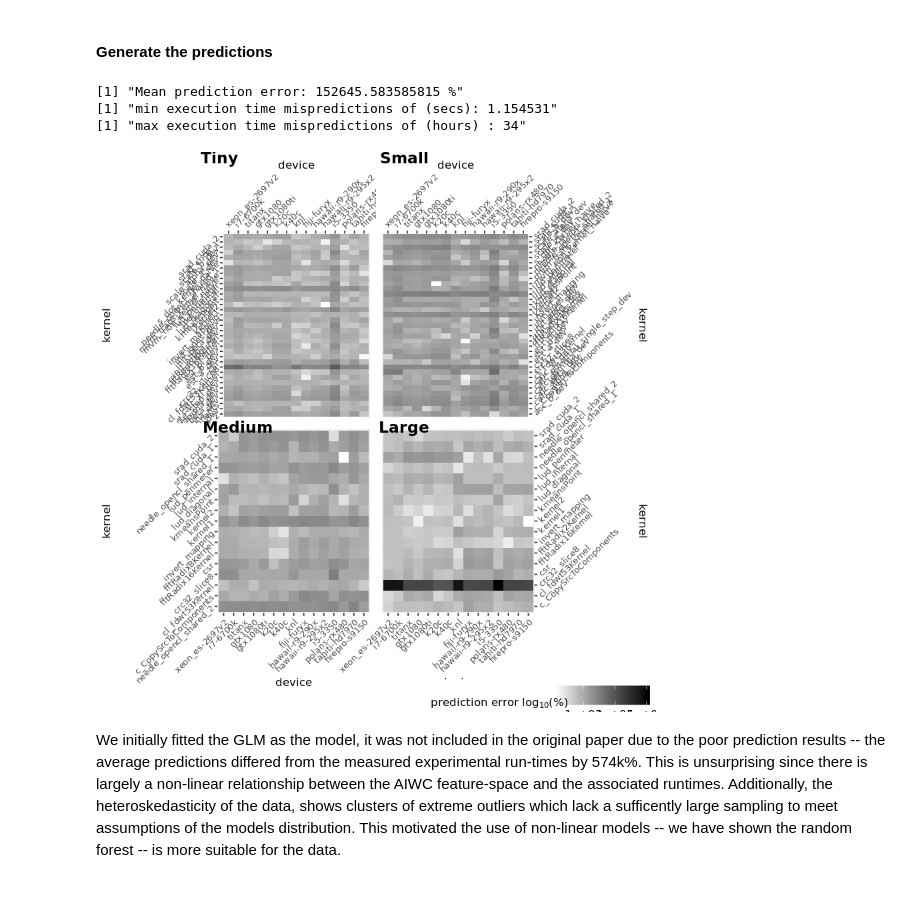
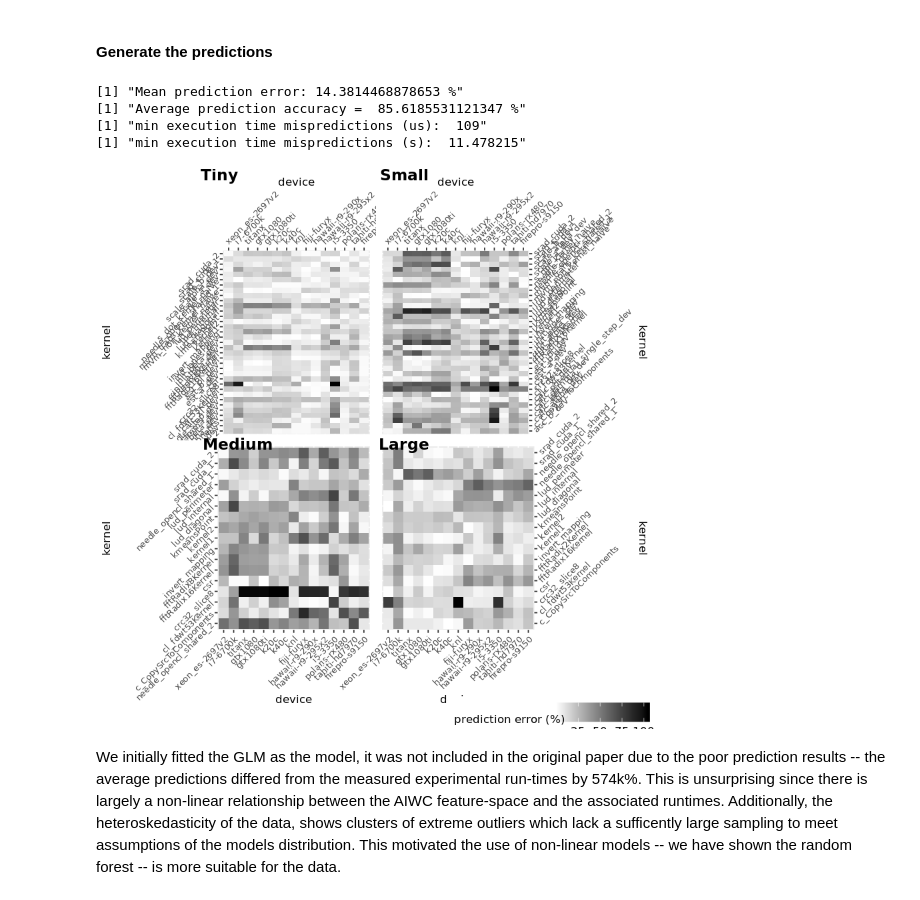
Before and after one commit to BeauJoh/opencl-predictions-with-aiwc, a Jupyter notebook: OpenCL Performance Prediction using Architecture-Independent Features.ipynb, the cells around one changed output. Saved outputs shown, nothing was run; the diff lists cells and outputs as text; code cells hidden in the pictures.

```diff
--- a/OpenCL Performance Prediction using Architecture-Independent Features.ipynb
+++ b/OpenCL Performance Prediction using Architecture-Independent Features.ipynb
@@ -524,7 +554,7 @@ marginal_test_dat <- subset(test_dat, kernel == "kmeansPoint" & device == "gtx10
 # %% [markdown]
 #### Generate the predictions and the upper and lower prediction intervals
 # %%
-glm.aiwc <- glm(kernel_time ~ . ,data=subset(train_dat,select=-c(invocation)),family=Gamma(link = "log"),control = list(maxit = 100))
+glm.aiwc <- glm(log(kernel_time) ~ . ,data=subset(train_dat,select=-c(invocation)),family=Gamma(link = "log"),control = list(maxit = 100))
 glm.pred <- predict(glm.aiwc,newdata = marginal_test_dat,type="response")
 
 piv <- predict(glm.aiwc,newdata = marginal_test_dat, interval="prediction", level=.95, se.fit=TRUE)
@@ -534,8 +564,8 @@ z <- data.frame(predicted=glm.pred,
                 device=marginal_test_dat$device,
                 size=marginal_test_dat$size,
                 kernel=marginal_test_dat$kernel,
-                lpb=exp(piv$fit-piv$residual.scale*piv$se.fit),
-                upb=exp(piv$fit+piv$residual.scale*piv$se.fit))
+                lpb=(piv$fit-piv$residual.scale*piv$se.fit),
+                upb=(piv$fit+piv$residual.scale*piv$se.fit))
 # %% [markdown]
 #### Plot the predictions with upper and lower prediction intervals
 # %%
@@ -553,10 +583,10 @@ This section shows the average prediction accuracy if GLM were used as the propo
 #### Generate the predictions
 # %%
 
-glm.aiwc <- glm(kernel_time ~ . ,data=subset(train_dat,select=-c(invocation)),family=Gamma(link = "log"),control = list(maxit = 100))
+glm.aiwc <- glm(log(kernel_time) ~ . ,data=subset(train_dat,select=-c(invocation)),family=Gamma(link = "log"),control = list(maxit = 100))
 glm.pred <- predict(glm.aiwc,newdata = test_dat,type="response")
 z <- data.frame(predicted=glm.pred,
-                actual=test_dat$kernel_time,
+                actual=log(test_dat$kernel_time),
                 device=test_dat$device,
                 size=test_dat$size,
                 kernel=test_dat$kernel)
@@ -607,8 +637,8 @@ for(sz in c('tiny','small','medium','large')){
     my <- eval(parse(text=paste('my_',sz,sep='')))
     p <- ggplot(data=my,aes(y=Var1,x=Var2,fill=value,label=value))
     p <- p + geom_tile()
-    p <- p + scale_fill_continuous(high = "black", low = "white",trans = "log10",limits=c(NA, max(total_percent$value)))
-    p <- p + labs(x='device',y='kernel',fill=TeX('prediction error log_{10}($\\%$)'))
+    p <- p + scale_fill_continuous(high = "black", low = "white")
+    p <- p + labs(x='device',y='kernel',fill=TeX('prediction error ($\\%$)'))
     p <- p + theme(legend.position = "none",
                    axis.text.x = element_text(size = 8),
                    axis.text.y = element_text(size = 8,angle=45),
@@ -630,38 +660,41 @@ for(sz in c('tiny','small','medium','large')){
 legend_generic <- get_legend(stacked_tiny + theme(legend.title=element_text(face="bold",size=10),
                                                   legend.text=element_text(size=10),
                                                   legend.position="bottom",
                                                   legend.justification="right",
                                                   legend.direction="horizontal"))
 plots <- align_plots(stacked_tiny  ,
                      stacked_small ,
                      stacked_medium,
                      stacked_large)
                      #align="hv",axis="tblr")
 
 xoff <- .22 # relative x position of label, within one plot
 yoff <- .98 # relative y position of label, within one plot
 
 x <- plot_grid(plot_grid(plots[[1]],plots[[2]],ncol=2,align="h")+draw_plot_label(label=c("Tiny",  "Small"),
                                                                                  x=c(0.22,0.55),
                                                                                  y=rep(1-(1-yoff),2),
                                                                                  hjust=.5, vjust=.5,
                                                                                  size=14),
                plot_grid(plots[[3]],plots[[4]],ncol=2,align="h")+draw_plot_label(label=c("       Medium",  "Large"),
                                                                                  x=c(0.22,0.55),
                                                                                  y=c(0.985,0.985),
                                                                                  hjust=.5, vjust=.5,
                                                                                  size=14),
                legend_generic,
                rel_heights=c(1,1,.065),
                nrow=3)
 print(x)
 print(paste("Mean prediction error:",mean(total_percent$value),"%"))
-print(paste("min execution time mispredictions of (secs):",round(min(z$actual)*round(mean(total_percent$value),1))*10^-6))#us to sec
-print(paste("max execution time mispredictions of (hours) :",round(max(z$actual)*round(mean(total_percent$value),1)*2.77778e-10)))#us to hours
+print(paste("Average prediction accuracy = ",100-mean(total_percent$value),"%"))
+
+print(paste("min execution time mispredictions (us): ",round(min(full_dat$kernel_time)* round(mean(total_percent$value),1))))
+print(paste("min execution time mispredictions (s): ",round(max(full_dat$kernel_time)* round(mean(total_percent$value),1))*10**-6))
 # %% [output]
-[1] "Mean prediction error: 152645.583585815 %"
-[1] "min execution time mispredictions of (secs): 1.154531"
-[1] "max execution time mispredictions of (hours) : 34"
+[1] "Mean prediction error: 14.3814468878653 %"
+[1] "Average prediction accuracy =  85.6185531121347 %"
+[1] "min execution time mispredictions (us):  109"
+[1] "min execution time mispredictions (s):  11.478215"
-[figure, old version]
+[figure, new version]
 # %% [markdown]
 We initially fitted the GLM as the model, it was not included in the original paper due to the poor prediction results -- the average predictions differed from the measured experimental run-times by 574k%. This is unsurprising since there is largely a non-linear relationship between the AIWC feature-space and the associated runtimes. Additionally, the heteroskedasticity of the data, shows clusters of extreme outliers which lack a sufficently large sampling to meet assumptions of the models distribution. This motivated the use of non-linear models -- we have shown the random forest -- is more suitable for the data.
```
Also changed, not shown: parts of 10 cells of this notebook.
